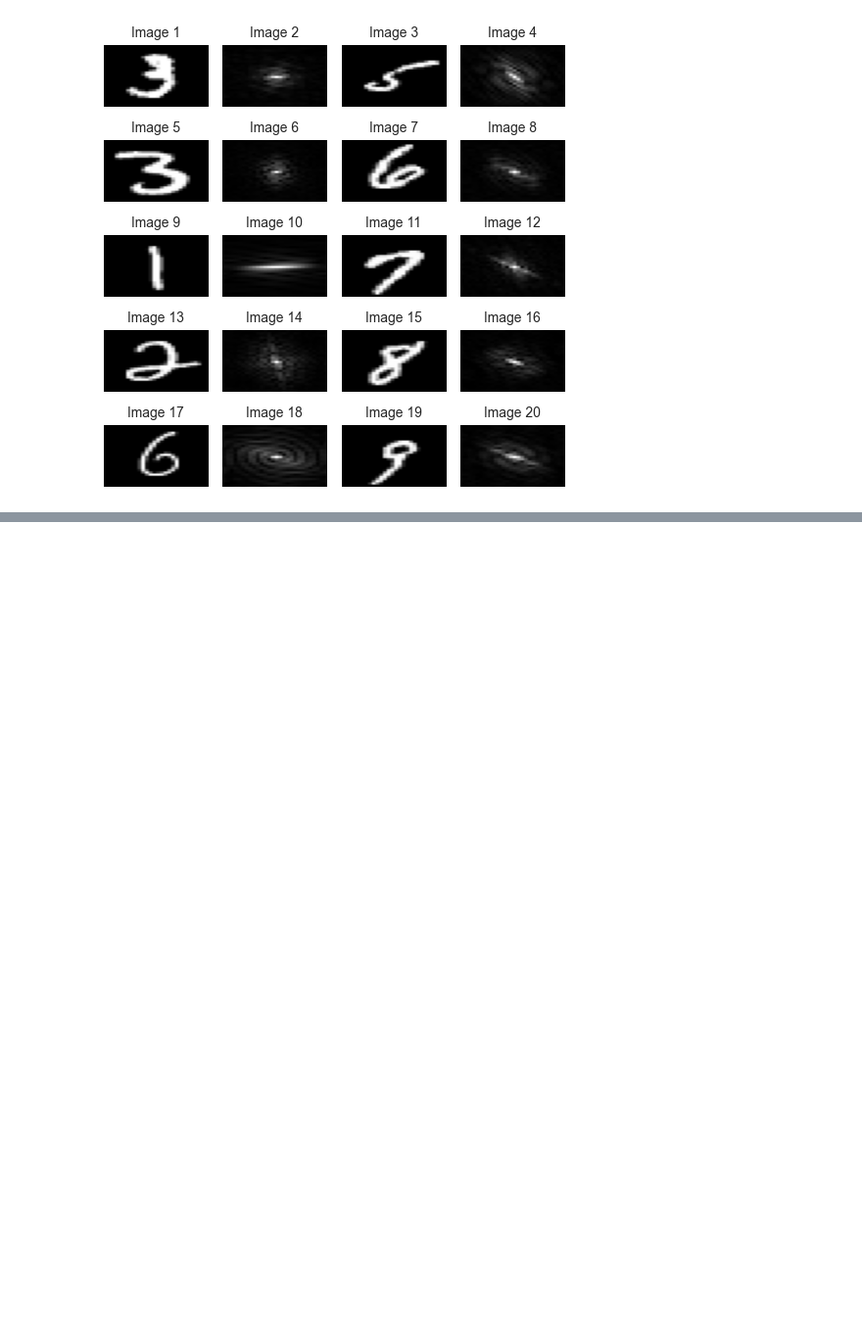
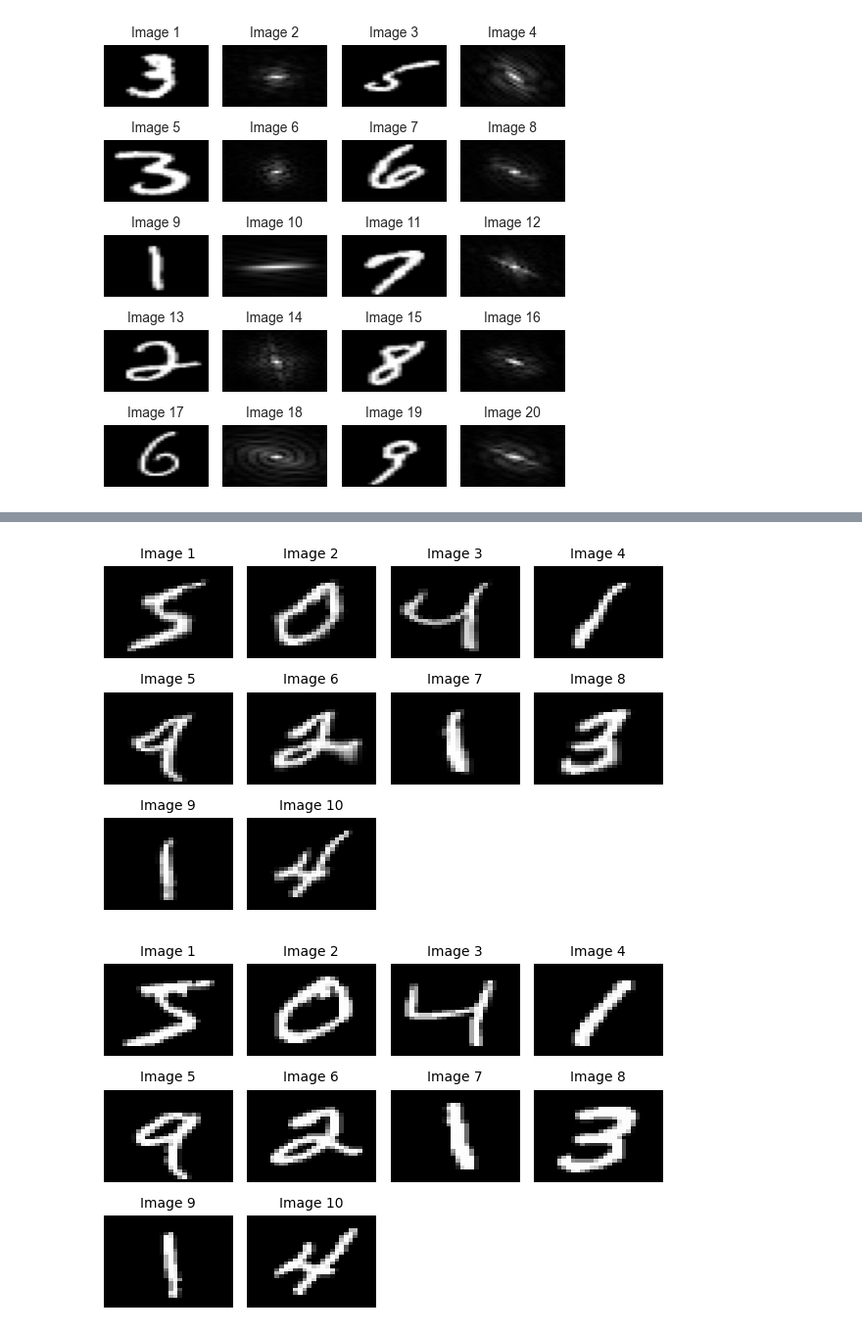
Before and after one commit to Noamnes/Machine_Learning_Project, a Jupyter notebook: tests.ipynb, the cells around one changed output, grey strips where cells are left out. Shown at 98% size. Saved outputs shown, nothing was run; the diff lists cells and outputs as text; code cells hidden in the pictures; blank space fills up the shorter version.

```diff
--- a/tests.ipynb
+++ b/tests.ipynb
@@ -46,0 +134,6 @@ vis.plot_before_after_transform(X_train[10:20],transformation=fourier_transform_
+# %%
+vis.plot_grid(X_train_augmented[:10], 4)
+vis.plot_grid(X_train[:10], 4)
+# %% [output]
+[figure, added]
+[figure, added]
```
Also changed, not shown: parts of 17 cells of this notebook.
